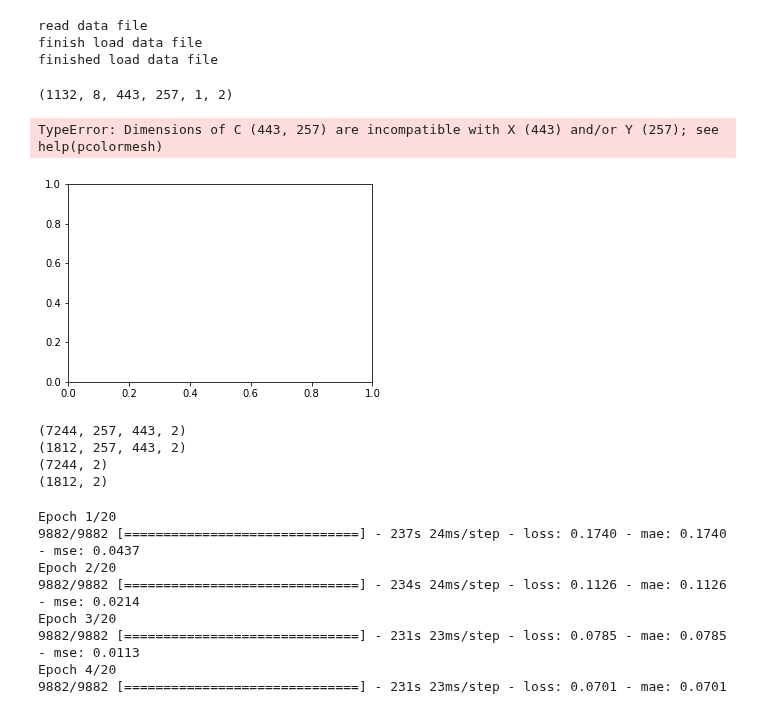
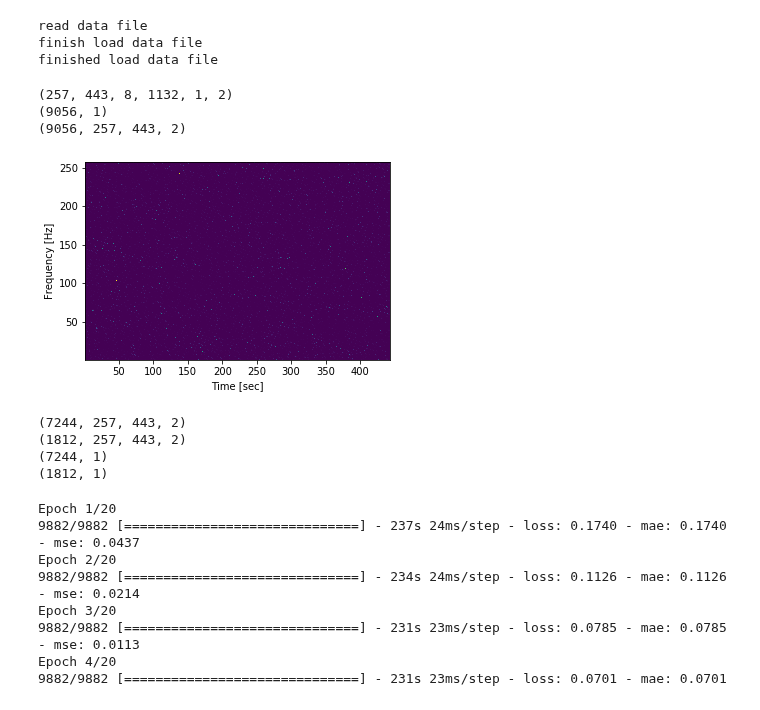
Before and after one commit to pffelix/EmbeddedNeuralNetwork, a Jupyter notebook: src/PythonCode/LocalizationTraining.ipynb, the cells around one changed output. Cells and saved outputs as stored; diff of their text form; code cells hidden in the pictures.

```diff
--- a/src/PythonCode/LocalizationTraining.ipynb
+++ b/src/PythonCode/LocalizationTraining.ipynb
@@ -59,7 +59,7 @@ if fs == 16000:
     if featureType == "magnitude":
         samplesN = 113851;
         fftWindowT = int(samplesN / fftWindowN);
-        data = np.zeros((filesN, angleN, fftWindowT, fftWindowN, speakerTypeN, micN), dtype = np.int16) # fftWindowN, fftWindowT, angleN, filesN, speakerTypeN, micN
+        data = np.zeros((fftWindowN, fftWindowT, angleN, filesN, speakerTypeN, micN), dtype = np.int16) # filesN, angleN, fftWindowT, fftWindowN, speakerTypeN, micN
 
 # read data
 for folder_i in range(speakerTypeN):
@@ -80,7 +80,7 @@ for folder_i in range(speakerTypeN):
         if featureType == "raw":
             data_i = np.reshape(data_i, (samplesN, angleN, filesN, micN))
         if featureType == "magnitude":
-            data_i = np.reshape(data_i, (filesN, angleN, fftWindowT, fftWindowN, micN)) # fftWindowN, fftWindowT, angleN, filesN, micN
+            data_i = np.reshape(data_i, (fftWindowN, fftWindowT, angleN, filesN, micN)) # filesN, angleN, fftWindowT, fftWindowN, micN
 
         # merge into one database
         data[:,:,:,:,folder_i,:] = data_i
@@ -130,37 +130,38 @@ finished load data file
 
 # show dimensions
 print (np.shape(data)) # frequency bins, time bins, angle, file number, speaker, channel
 
 
 # visualize features
 plt.figure(figsize=(12, 8))
 plt.subplot (221)
 t = np.linspace(1,fftWindowT, fftWindowT)
 f = np.linspace(1,fftWindowN, fftWindowN)
-plot_data = data[0,0,:,:,0,0] # :,:,0,0,0,0
+plot_data = data[:,:,0,0,0,0] # :,:,0,0,0,0
 plot_data = plot_data / np.amax(np.amax(plot_data))
 plt.pcolormesh(t, f, plot_data)
 plt.ylabel('Frequency [Hz]')
 plt.xlabel('Time [sec]')
 
 # prepare features for neural network
 X = np.reshape(data, (fftWindowN, fftWindowT, angleN * filesN * speakerTypeN, micN))
 X = np.moveaxis(X, (0,1,2,3), (1,2,0,3))
 
 # get meta data
 deg = np.linspace(0, 359, angleN)
 deg = np.matlib.repmat(deg, 1, filesN  * speakerTypeN).transpose()
 dist = np.full((filesN * angleN * speakerTypeN, 1), 1)
 
 # prepare lables for neural network
 #Y = np.vstack((deg.T, dist.T)).T
 Y = deg
 print (np.shape(Y)) # speaker-angle-file number, angle, distance
 print (np.shape(X)) # speaker-angle-file number, frequency bins, time bins, channel
 # %% [output]
-(1132, 8, 443, 257, 1, 2)
+(257, 443, 8, 1132, 1, 2)
+(9056, 1)
+(9056, 257, 443, 2)
-TypeError: Dimensions of C (443, 257) are incompatible with X (443) and/or Y (257); see help(pcolormesh)
-[figure, old version]
+[figure, new version]
 # %%
 X_train, X_validate, Y_train, Y_validate = train_test_split(X, Y, test_size = 0.2, random_state = 2)
 print (np.shape(X_train))
@@ -170,8 +171,8 @@ print (np.shape(Y_validate))
 # %% [output]
 (7244, 257, 443, 2)
 (1812, 257, 443, 2)
-(7244, 2)
-(1812, 2)
+(7244, 1)
+(1812, 1)
 # %%
 # Define batchsize and number of epochs
 batchSize = 20
```
Also changed, not shown: 3 other files.
